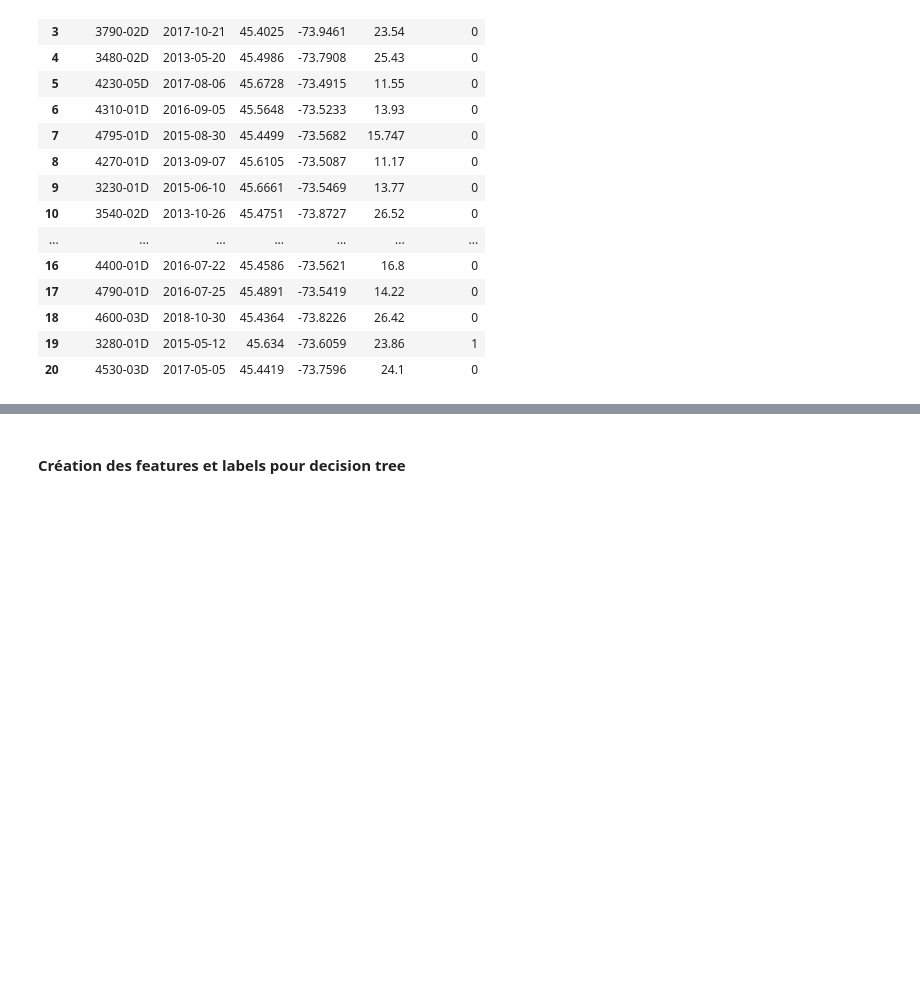
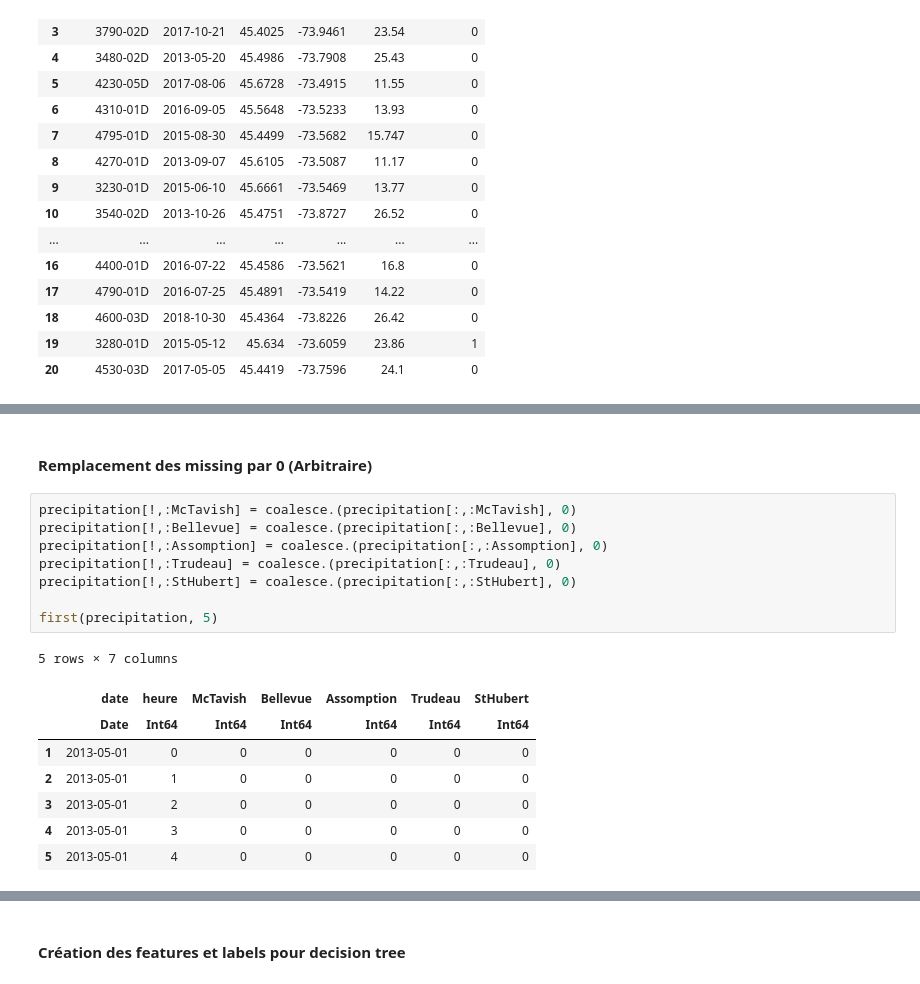
Before and after one commit to JeyzerMC/MTH3302-Project, a Jupyter notebook: Random_Forest_Attempt.ipynb, the cells around one changed output, grey strips where cells are left out. Saved outputs shown, nothing was run; the diff lists cells and outputs as text; blank space fills up the shorter version.

```diff
--- a/Random_Forest_Attempt.ipynb
+++ b/Random_Forest_Attempt.ipynb
@@ -174,0 +215,19 @@ first(sample_test, 20)
+# %% [markdown]
+#### Remplacement des missing par 0 (Arbitraire)
+# %%
+precipitation[!,:McTavish] = coalesce.(precipitation[:,:McTavish], 0)
+precipitation[!,:Bellevue] = coalesce.(precipitation[:,:Bellevue], 0)
+precipitation[!,:Assomption] = coalesce.(precipitation[:,:Assomption], 0)
+precipitation[!,:Trudeau] = coalesce.(precipitation[:,:Trudeau], 0)
+precipitation[!,:StHubert] = coalesce.(precipitation[:,:StHubert], 0)
+
+first(precipitation, 5)
+# %% [output]
+5 rows × 7 columns
+|  | date | heure | McTavish | Bellevue | Assomption | Trudeau | StHubert |
+|  | Date | Int64 | Int64 | Int64 | Int64 | Int64 | Int64 |
+| 1 | 2013-05-01 | 0 | 0 | 0 | 0 | 0 | 0 |
+| 2 | 2013-05-01 | 1 | 0 | 0 | 0 | 0 | 0 |
+| 3 | 2013-05-01 | 2 | 0 | 0 | 0 | 0 | 0 |
+| 4 | 2013-05-01 | 3 | 0 | 0 | 0 | 0 | 0 |
+| 5 | 2013-05-01 | 4 | 0 | 0 | 0 | 0 | 0 |
```
Also changed, not shown: parts of 16 cells of this notebook, 2 other files.
